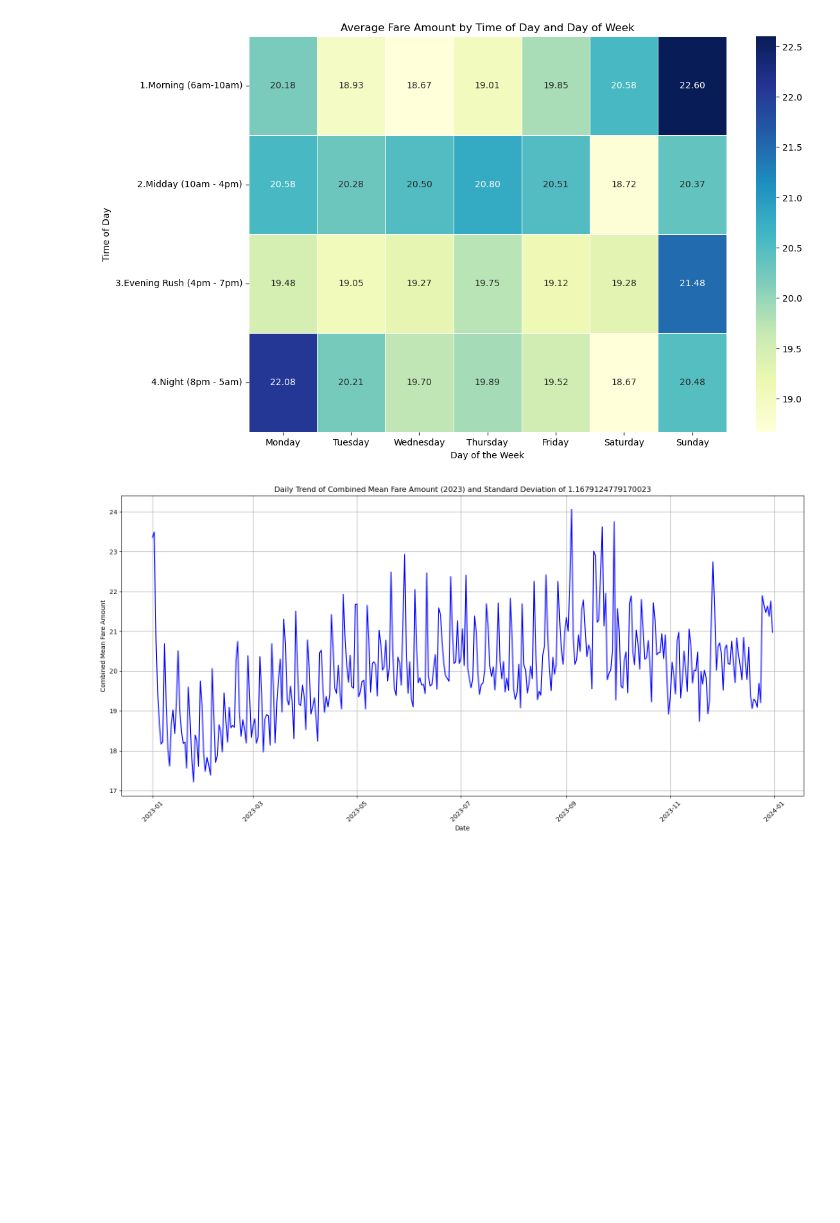
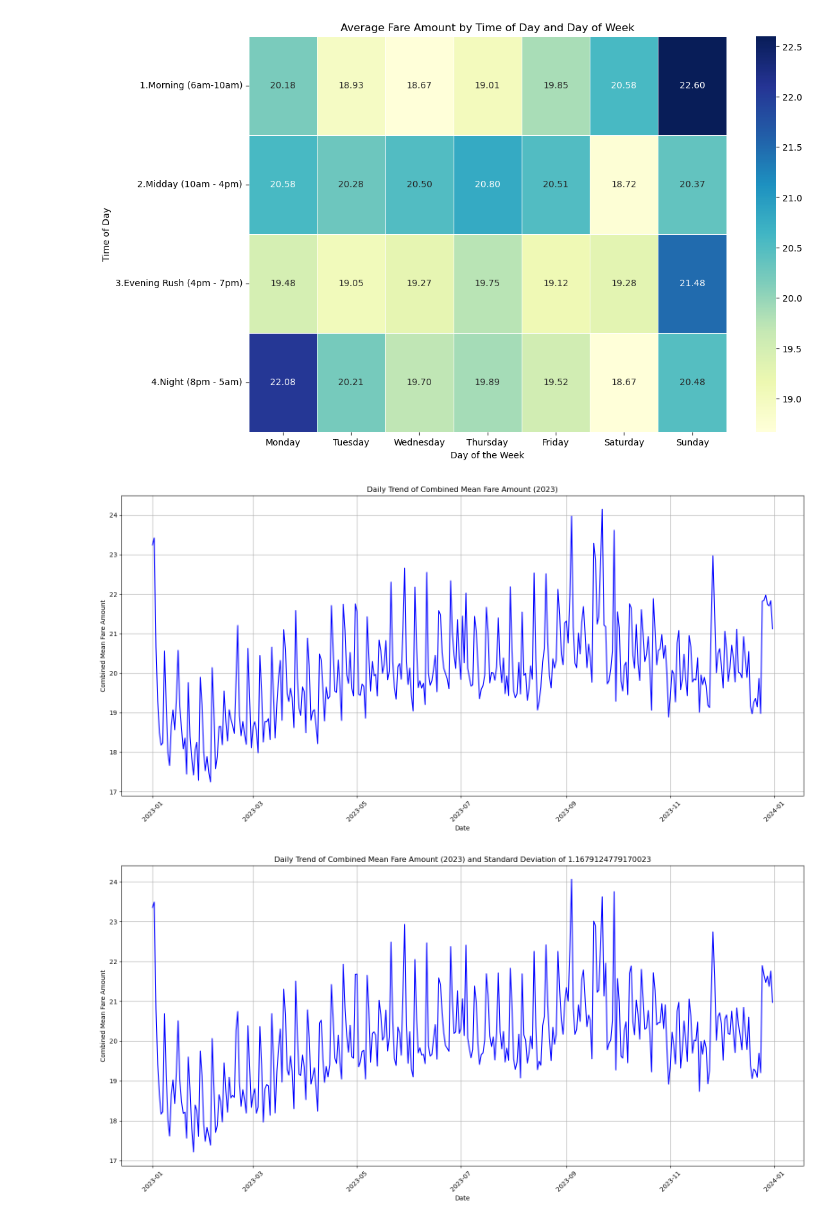
Before and after one commit to alexanderpegoto/DS1007_FinalProject, a Jupyter notebook: code/jiwoo_local.ipynb, the cells around one changed output. Drawn from its saved outputs; the diff is of its cells as text; code cells hidden in the pictures; blank space fills up the shorter version.

```diff
--- a/code/jiwoo_local.ipynb
+++ b/code/jiwoo_local.ipynb
@@ -125,6 +136,43 @@ plt.ylabel('Time of Day')
 plt.show()
 # %% [output]
 [figure]
+# %%
+## checking for errorneous fare amounts
+def remove_outliers(group, column):
+    Q1 = group[column].quantile(0.25)
+    Q3 = group[column].quantile(0.75)
+    IQR = Q3 - Q1
+    lower_bound = Q1 - 1.5 * IQR
+    upper_bound = Q3 + 1.5 * IQR
+    return group[(group[column] >= lower_bound) &
+                 (group[column] <= upper_bound)]
+
+sampled_dat['time_duration_in_mins'] = (sampled_dat['tpep_dropoff_datetime'] - sampled_dat['tpep_pickup_datetime']).dt.seconds // 60
+sampled_dat['trip_distance_round'] = np.floor(sampled_dat['trip_distance'])
+
+sampled_dat2 = sampled_dat.groupby('trip_distance_round', group_keys=False).apply(lambda group: remove_outliers(group, 'total_amount'))
+sampled_dat2 = sampled_dat2.groupby('trip_distance_round', group_keys=False).apply(lambda group: remove_outliers(group, 'time_duration_in_mins'))
+sampled_dat2 = sampled_dat2.groupby('time_duration_in_mins', group_keys=False).apply(lambda group: remove_outliers(group, 'trip_distance_round'))
+# %%
+def lineplot(x, y, title, xlabel, ylabel):
+    """
+
+    """
+    plt.figure(figsize=(16, 8))
+    plt.plot(x,y, color = 'blue')
+    plt.title(title)
+    plt.xlabel(xlabel)
+    plt.ylabel(ylabel)
+    plt.grid(True)
+    plt.xticks(rotation =45)
+    plt.tight_layout()
+    plt.show()
+daily_mean_fare = sampled_dat[sampled_dat['tpep_pickup_datetime'].dt.year == 2023].groupby(['tpep_date', 'time_of_day'])['fare_amount'].mean().reset_index()
+daily_combined_mean_fare = daily_mean_fare.groupby('tpep_date')['fare_amount'].mean().reset_index()
+lineplot(daily_combined_mean_fare['tpep_date'], daily_combined_mean_fare['fare_amount'], title = 'Daily Trend of Combined Mean Fare Amount (2023)',
+xlabel = 'Date', ylabel = 'Combined Mean Fare Amount')
+# %% [output]
+[figure, added]
 # %%
 # Group by date and time_of_day, calculate mean fare amount
 daily_mean_fare = sampled_dat[sampled_dat['tpep_pickup_datetime'].dt.year == 2023].groupby(['tpep_date', 'time_of_day'])['fare_amount'].mean().reset_index()
```
Also changed, not shown: parts of 4 cells of this notebook, 3 other files.
